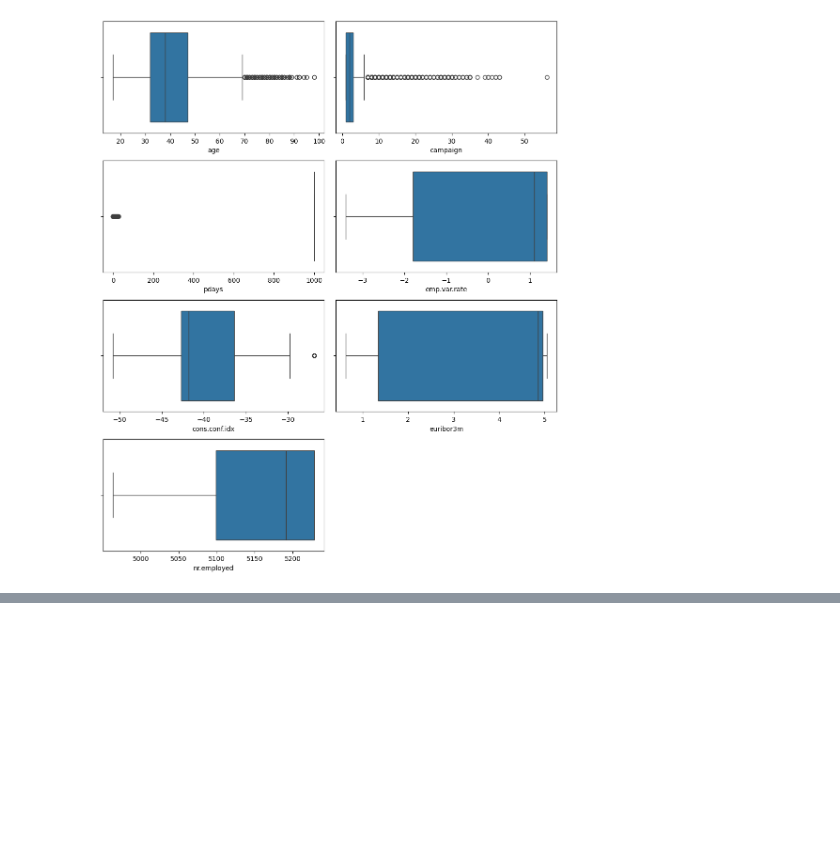
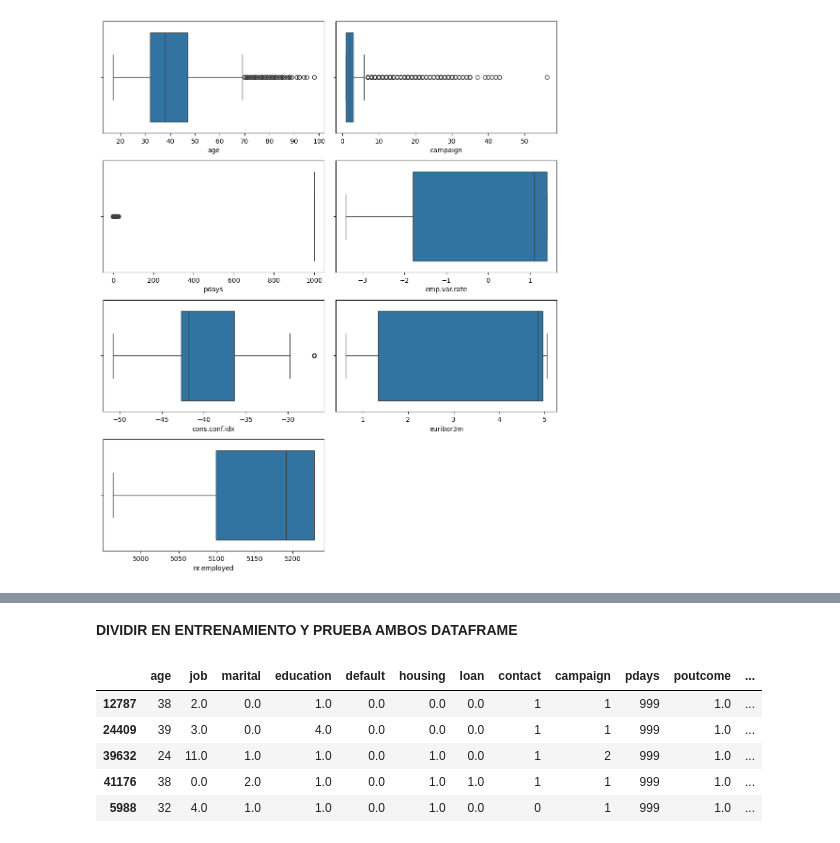
Before and after one commit to jenuzho/marketing-bancario, a Jupyter notebook: src/explore.ipynb, the cells around one changed output, grey strips where cells are left out. Drawn from its saved outputs; the diff is of its cells as text; code cells hidden in the pictures; blank space fills up the shorter version.

```diff
--- a/src/explore.ipynb
+++ b/src/explore.ipynb
@@ -503,0 +597,28 @@ FileNotFoundError: [Errno 2] No such file or directory: './enc/outliers_lims_age
+# %% [markdown]
+**DIVIDIR EN ENTRENAMIENTO Y PRUEBA AMBOS DATAFRAME**
+# %%
+# Function to split data into training and testing sets
+def split(target, bank, test_size=0.2, random_state=123):
+    """
+    Splits a DataFrame into training and testing sets.
+
+    Parameters:
+    - target: str, the name of the target column to be predicted
+    - bank: DataFrame, the complete DataFrame to split
+    - test_size: float, proportion of the data to allocate to the test set (default is 0.2)
+    - random_state: int, sets the seed for reproducibility (default is 123)
+
+    Returns:
+    - X_train, X_test: DataFrames containing the training and testing features
+    - y_train, y_test: Series containing the training and testing target values
+    """
+
+    # Separate the features (X) from the target (y)
+    X = bank.drop(columns=target)  # Drop the target column from features
+    y = bank[target]               # Define the target variable
+
+    # Split the data into training and testing sets
+    X_train, X_test, y_train, y_test = train_test_split(
+        X, y, test_size=test_size, random_state=random_state
+    )
+    return X_train, X_test, y_train, y_test
@@ -503,0 +637,10 @@ FileNotFoundError: [Errno 2] No such file or directory: './enc/outliers_lims_age
+# %%
+# View train and test data for verification (optional)
+X_train_with_outliers.head()
+# %% [output]
+|  | age | job | marital | education | default | housing | loan | contact | campaign | pdays | poutcome | ... |
+| 12787 | 38 | 2.0 | 0.0 | 1.0 | 0.0 | 0.0 | 0.0 | 1 | 1 | 999 | 1.0 | ... |
+| 24409 | 39 | 3.0 | 0.0 | 4.0 | 0.0 | 0.0 | 0.0 | 1 | 1 | 999 | 1.0 | ... |
+| 39632 | 24 | 11.0 | 1.0 | 1.0 | 0.0 | 1.0 | 0.0 | 1 | 2 | 999 | 1.0 | ... |
+| 41176 | 38 | 0.0 | 2.0 | 1.0 | 0.0 | 1.0 | 1.0 | 1 | 1 | 999 | 1.0 | ... |
+| 5988 | 32 | 4.0 | 1.0 | 1.0 | 0.0 | 1.0 | 0.0 | 0 | 1 | 999 | 1.0 | ... |
```
Also changed, not shown: parts of 30 cells of this notebook, 27 other files.
